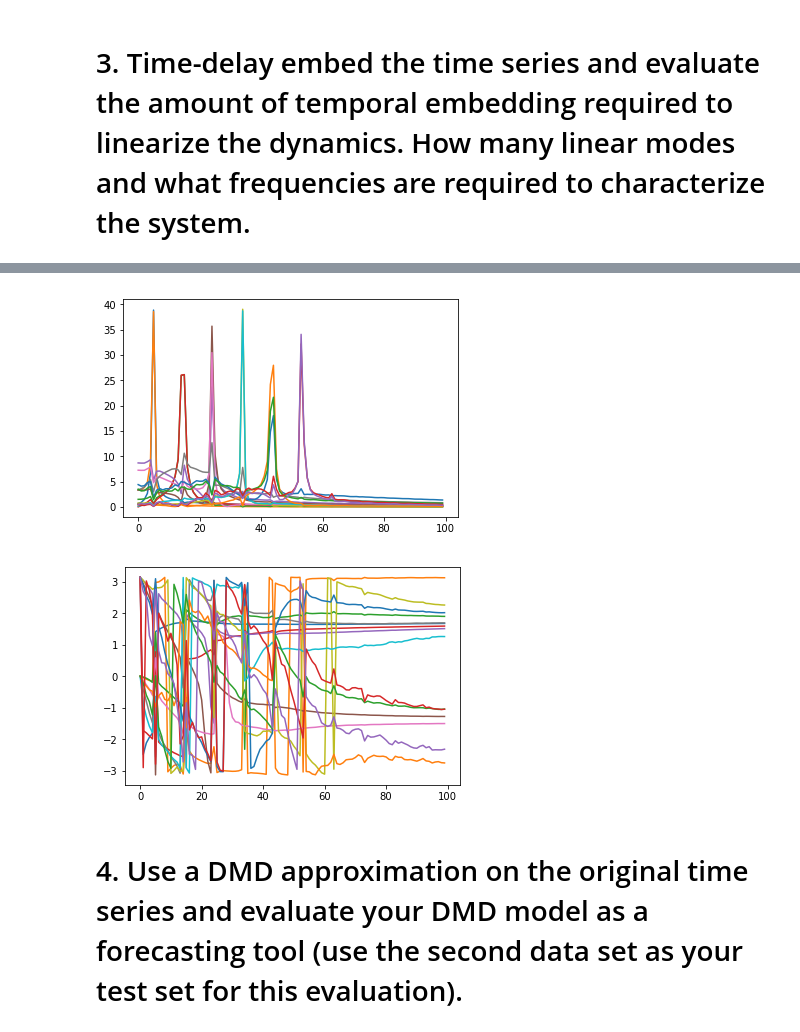
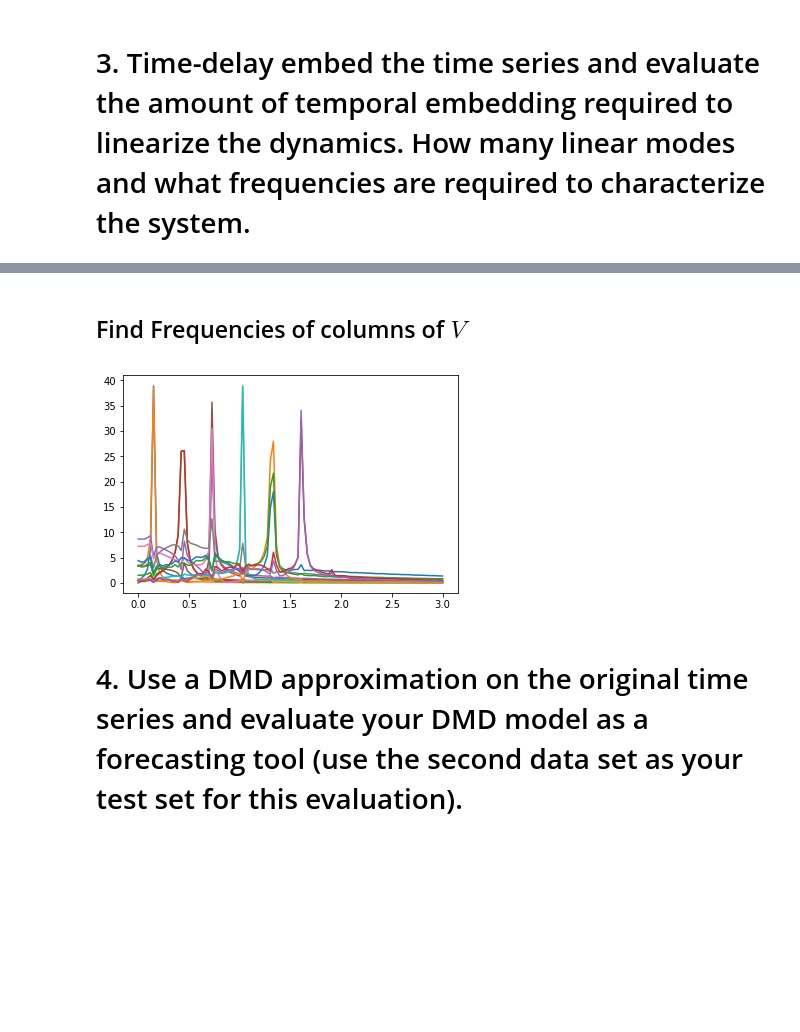
Before and after one commit to tchen01/UW_quals, a Jupyter notebook: stochastics/code_examples/practice.ipynb, the cells around one changed output, grey strips where cells are left out. Drawn from its saved outputs; the diff is of its cells as text; code cells hidden in the pictures; blank space fills up the shorter version.

```diff
--- a/stochastics/code_examples/practice.ipynb
+++ b/stochastics/code_examples/practice.ipynb
@@ -256,18 +244,17 @@ plt.show()
+# %% [markdown]
+## Find Frequencies of columns of $V$
 # %%
+frequency_resolution = 1/t[N-J]
+
+#truncate output since we have mostly low frequency components.
 k=100
 
 plt.figure()
 for l in range(15):
-    plt.plot(np.arange(k),np.abs(np.fft.fft(vt[l]))[:k])
+    plt.plot(np.arange(k)*frequency_resolution,np.abs(np.fft.fft(vt[l]))[:k])
 plt.show()
-
-plt.figure()
-for l in range(15):
-    plt.plot(np.arange(k),np.angle(np.fft.fft(vt[l]))[:k])
-plt.show()
 # %% [output]
-[figure, old version]
+[figure, new version]
-[figure, removed]
 # %% [markdown]
 # 4. Use a DMD approximation on the original time series and evaluate your DMD model as a forecasting tool (use the second data set as your test set for this evaluation).
 # %%
```
Also changed, not shown: parts of 12 cells of this notebook, 4 other files.
